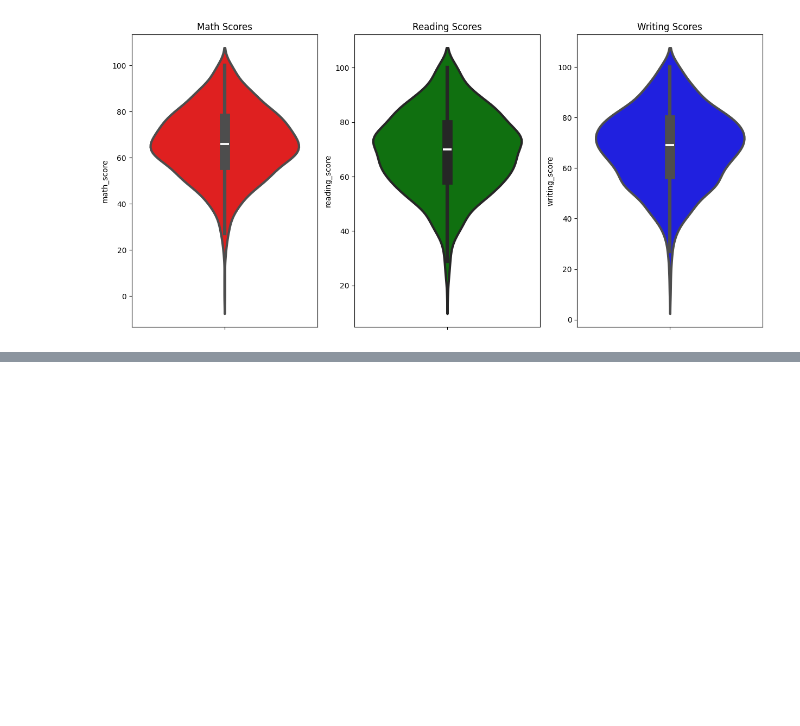
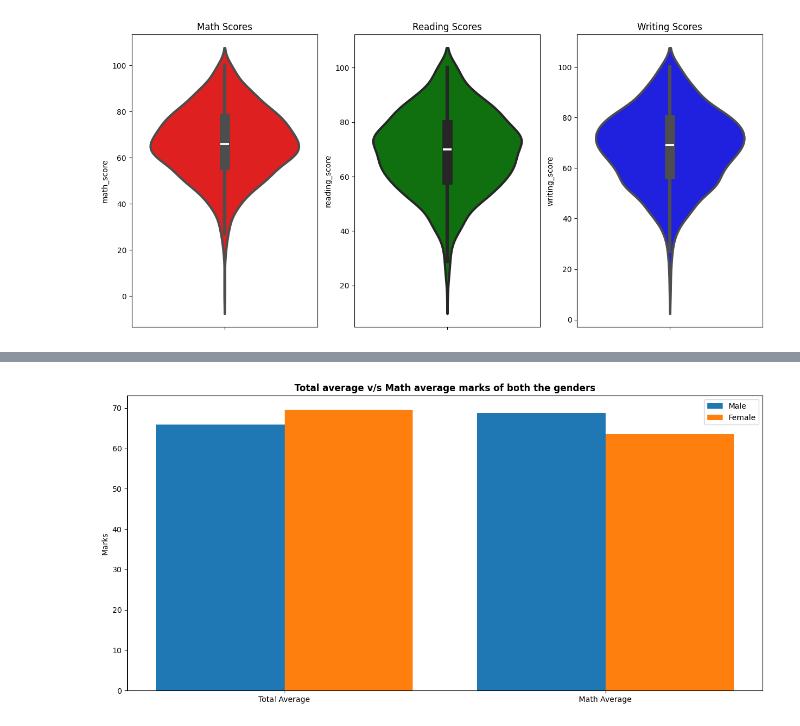
Before and after one commit to Dinesh4953/ML-Projects, a Jupyter notebook: notebook/EDA Performance.ipynb, the cells around one changed output, grey strips where cells are left out. Cells and saved outputs as stored; diff of their text form; code cells hidden in the pictures; blank space fills up the shorter version.

```diff
--- a/notebook/EDA Performance.ipynb
+++ b/notebook/EDA Performance.ipynb
@@ -225,0 +293,18 @@ sns.violinplot(y='writing_score', data=data, color='blue', linewidth=3)
+# %%
+plt.figure(figsize=(15, 7))
+X = ["Total Average", "Math Average"]
+
+X_axis = np.arange(len(X))
+female_scores = [gender_group["average"][0], gender_group["math_score"][0]]
+male_scores = [gender_group["average"][1], gender_group["math_score"][1]]
+
+plt.bar(X_axis - 0.2, male_scores, 0.4, label = 'Male')
+plt.bar(X_axis + 0.2, female_scores, 0.4, label = 'Female')
+
+plt.xticks(X_axis, X)
+plt.ylabel("Marks")
+plt.title("Total average v/s Math average marks of both the genders", fontweight='bold')
+plt.legend()
+plt.show()
+# %% [output]
+[figure, added]
```
Also changed, not shown: parts of 4 cells of this notebook.
